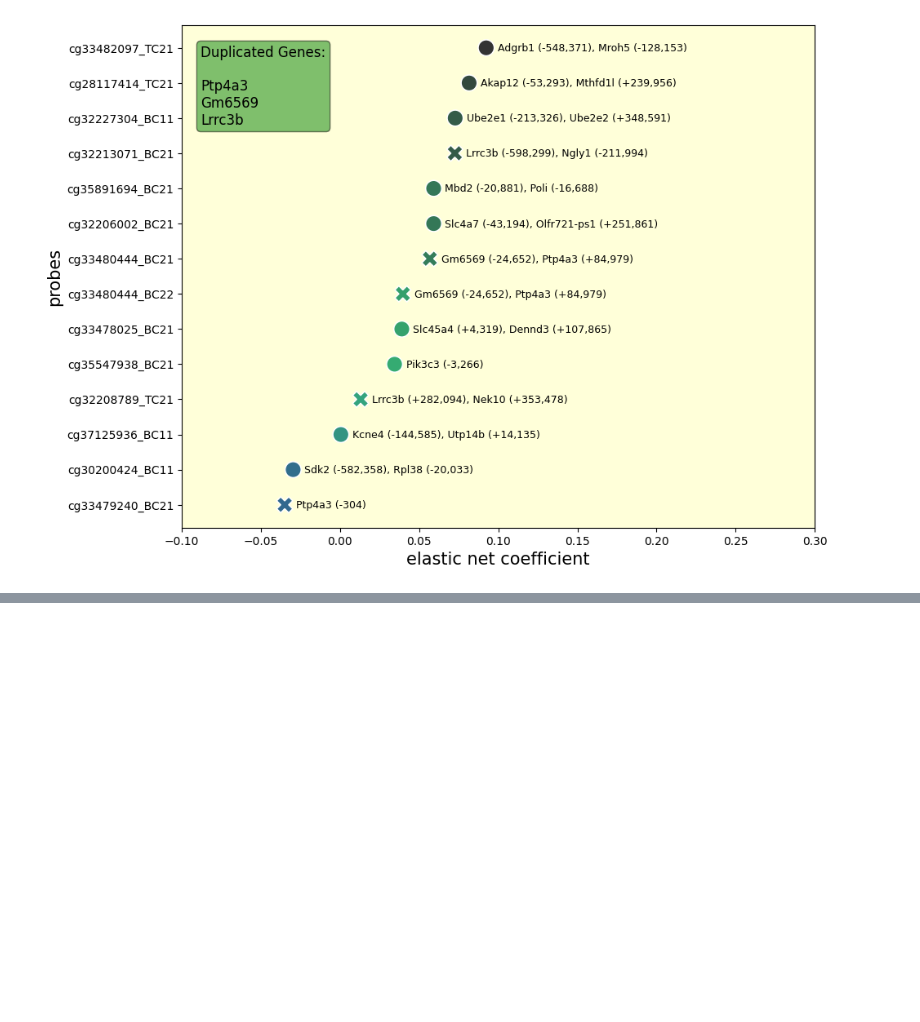
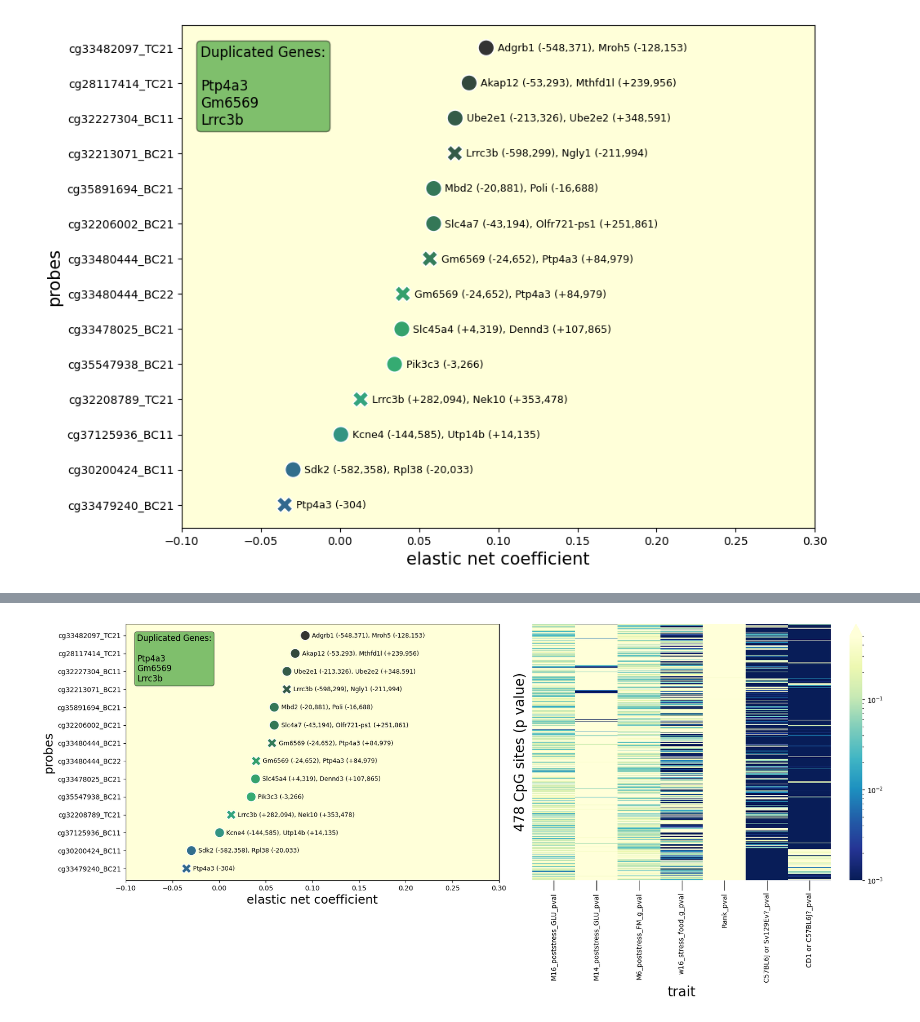
Before and after one commit to SamAndTheSun/pellegrini_temp, a Jupyter notebook: model_intersection_analysis.ipynb, the cells around one changed output, grey strips where cells are left out. Cells and saved outputs as stored; diff of their text form; code cells hidden in the pictures; blank space fills up the shorter version.

```diff
--- a/model_intersection_analysis.ipynb
+++ b/model_intersection_analysis.ipynb
@@ -141,0 +179,86 @@ plt.show() #only 4 selected for M16
+# %%
+import seaborn as sns
+import matplotlib.pyplot as plt
+import pandas as pd
+from matplotlib.colors import LogNorm
+
+# Extract genes from associated_genes column
+def extract_genes(gene_string):
+    genes = []
+    n_genes = gene_string.count(', ')
+    n = 0
+    while n < n_genes + 1:
+        index_space = gene_string.find(' ')
+        gene_n = gene_string[:index_space]
+        genes.append(gene_n)
+        index_comma = gene_string.find(', ')
+        gene_string = gene_string[index_comma + 2:]
+        n += 1
+    return genes
+
+# Sort elastic net by value so the legend isn't obscured
+cross_identified_probes = cross_identified_probes.sort_values(by='coef', ascending=False, ignore_index=True)
+
+# Apply the function to each entry in 'associated_genes' column
+associated_genes_full = [gene for gene in cross_identified_probes['associated_genes']]
+cross_identified_probes['genes'] = cross_identified_probes['associated_genes'].apply(extract_genes)
+
+# Count occurrences of each gene across all entries
+gene_counts = pd.Series([gene for genes_list in cross_identified_probes['genes'] for gene in genes_list]).value_counts()
+
+# Define marker style based on duplication status
+duplicates = gene_counts[gene_counts > 1].index.tolist()
+marker_style = []
+for genes in cross_identified_probes['associated_genes']:
+    to_append = '^'
+    for gene in duplicates:
+        if gene in genes:
+            to_append = 'o'
+    marker_style.append(to_append)
+
+# Create subplots
+fig, axs = plt.subplots(1, 2, figsize=(18, 8))  # Adjust the figure size as needed
+
+# Scatter plot
+sns.scatterplot(data=cross_identified_probes, x='coef', y='ID', style=marker_style, s=200,
+                legend=False, palette='viridis_d', hue='coef', ax=axs[0])
+
+# Add legend showing repeated genes
+props = dict(boxstyle='round', facecolor='green', alpha=0.5)
+gene_list_formatted = '\n'.join(duplicates)
+axs[0].text(0.03, 0.96, f'Duplicated Genes:\n\n{gene_list_formatted}', transform=axs[0].transAxes, fontsize=12,
+            verticalalignment='top', bbox=props)
+
+# Annotate each point with associated genes
+for i, genes in enumerate(associated_genes_full):
+    x = cross_identified_probes['coef'][i]
+    y = cross_identified_probes.index[i]
+    axs[0].annotate(genes, (x, y), textcoords="offset points", xytext=(10, -3), ha='left', size=9)
+
+axs[0].set_xlabel('elastic net coefficient', size=18)
+axs[0].set_ylabel('probes', size=18)
+axs[0].set_facecolor((1, 1, 0.8509803921))  # Same as plot included in same figure
+axs[0].set_xlim(-0.1, 0.3)
+
+# Heatmap
+probes = pinv_pvals.index.intersection(age_probes)
+model_intersection = pinv_pvals.loc[probes].copy()
+
+for column in model_intersection.columns:
+    if 'coef' in column: model_intersection.drop(columns=[column], inplace=True)
+    elif 'mm39' in column: model_intersection.drop(columns=[column], inplace=True)
+    elif 'mm10' in column: model_intersection.drop(columns=[column], inplace=True)
+    elif 'gene' in column: model_intersection.drop(columns=[column], inplace=True)
+
+sns.heatmap(model_intersection, norm=LogNorm(vmin=0.001, vmax=0.5),
+            cmap='YlGnBu_r', cbar_kws={'extend': 'max'}, ax=axs[1])
+
+axs[1].set_ylabel(f'{model_intersection.shape[0]} CpG sites (p value)', fontsize=20)
+axs[1].set_xlabel('trait', fontsize=20)
+axs[1].set_yticks([])
+axs[1].tick_params('x', rotation=90, size=15)
+
+plt.tight_layout()
+plt.show()
+# %% [output]
+[figure, added]
```
Also changed, not shown: parts of 4 cells of this notebook.
